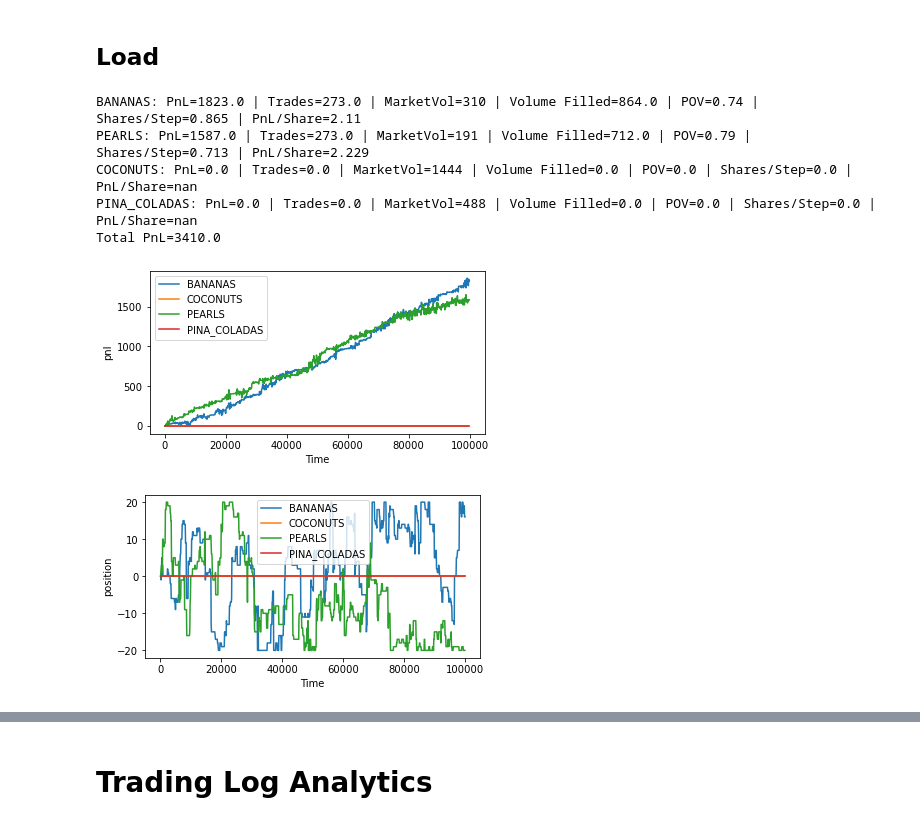
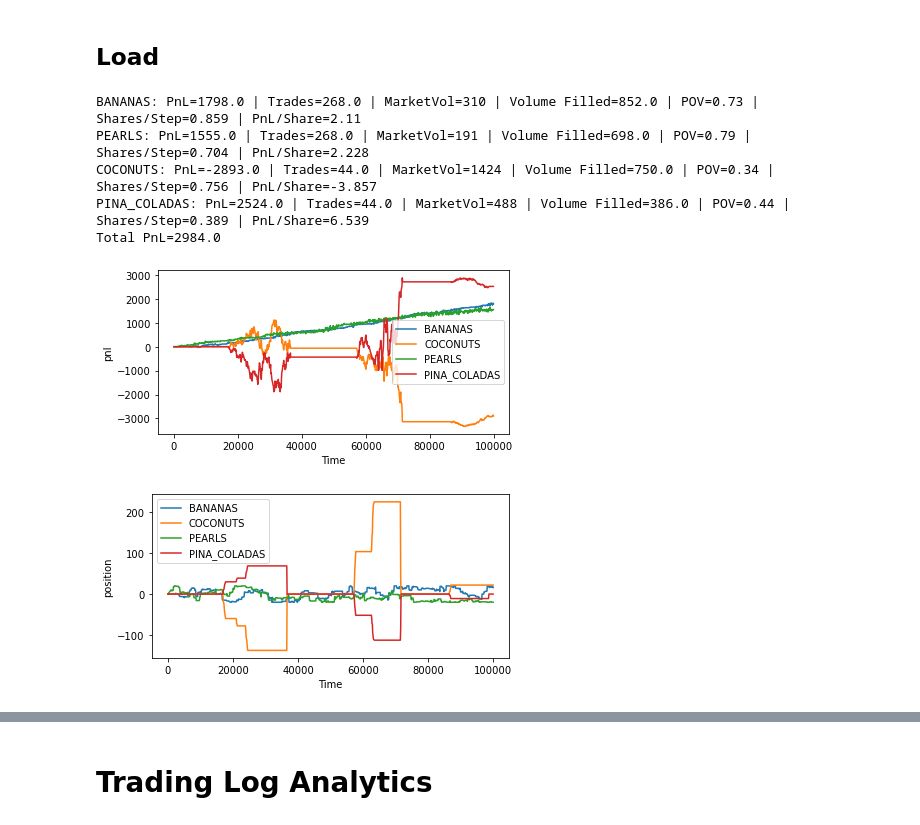
Before and after one commit to XiuLuoShen/imc_prosperity, a Jupyter notebook: Round2.ipynb, the cells around one changed output, grey strips where cells are left out. Drawn from its saved outputs; the diff is of its cells as text; code cells hidden in the pictures.

```diff
--- a/Round2.ipynb
+++ b/Round2.ipynb
@@ -294,12 +317,12 @@ PINA_COLADAS
 def read_trading_logs(file):
     # Load in jsons for trading states and sent orders
     state_regex = re.compile(r"(\d+) (\{.*\})")
+    orders_regex = re.compile(r"(\d+) SENT_ORDERS (\{.*\})")
+    # empty_regex = re.compile(r"(\d+) \$")
     # orders_depth_regex = re.compile(r"(\d+) ORDER_DEPTHS (\{.*\})")
     # market_trades_regex = re.compile(r"(\d+) MARKET_TRADES (\{.*\})")
     # own_trades_regex = re.compile(r"(\d+) OWN_TRADES (\{.*\})")
     # position_regex = re.compile(r"(\d+) POSITION (\{.*\})")
-    orders_regex = re.compile(r"(\d+) SENT_ORDERS (\{.*\})")
-    empty_regex = re.compile(r"(\d+) \$")
 
     trading_states = []
     sent_orders = []
@@ -316,9 +339,10 @@ def read_trading_logs(file):
                 sent['timestamp'] = int(match.group(1))
                 sent_orders.append(sent)
                 continue
-            match = empty_regex.match(l)
-            if match:
-                trading_states.append(match.group(1))
+            # match = empty_regex.match(l)
+            # if match:
+                # trading_states.append(match.group(1))
+    # print(trading_states)
 
     return trading_states, sent_orders
 
@@ -462,14 +486,6 @@ def process_sent_orders_json(sent_orders):
     df = pd.DataFrame(df)
     return df
 
-def augment_trade_data(trades):
-    """ Making a guess to the sides of the trades based distance to mid price of previous quote
-    Experimental - NOT SURE IF THIS IS GOING TO BE HELPFUL
-    """
-    bid_dist = trades['price'] - trades['bid']
-    ask_dist = trades['ask'] - trades['price']
-    trades['side'] = np.sign(ask_dist - bid_dist)
-    return
 
 def combine_quote_trades(quote, trades):
     # Aggregate timestamp data of trades
@@ -553,7 +569,7 @@ def trading_performance(positions, own_trades, quote):
     positions = positions.merge(own_trades_g.reset_index(), how='left', on=['symbol','timestamp'])
     for col in vol_cols:
         positions[col].fillna(0, inplace=True)
-        positions[f'total_{col}'] = positions.groupby(['symbol'])[col].cumsum()
+        positions[f'total_{col}'] = positions.groupby('symbol')[col].transform(pd.Series.cumsum)
     positions['pnl'] = (positions['total_sell_notional']-positions['total_buy_notional']) \
             - positions['mid_price']*(positions['total_sell_qty']-positions['total_buy_qty'])
 
@@ -598,6 +614,15 @@ def load_data_from_log(file, by_symbol=True):
     return dfs
 # %%
 fig_size = (6,3)
+
+def plot_col_sym(md, sym, col):
+    f, ax = plt.subplots(figsize=fig_size)
+    ax.plot("timestamp", col, data=md)
+    ax.set_xlabel("Time")
+    ax.set_ylabel(col)
+    ax.set_title(sym)
+    plt.tight_layout()
+    return
 
 def plot_intraday(dfs, col):
     f, ax = plt.subplots(figsize=fig_size)
@@ -606,6 +631,8 @@ def plot_intraday(dfs, col):
     ax.set_xlabel("Time")
     ax.set_ylabel(col)
     ax.legend()
+    plt.tight_layout()
+
     return
 
 def plot_quote(md, sym):
@@ -615,6 +642,7 @@ def plot_quote(md, sym):
     ax.set_xlabel("Time")
     ax.set_ylabel("Price (Seashells)")
     ax.set_title(sym)
+    plt.tight_layout()
     return
 
 def trading_simulation_summary(dfs):
@@ -638,16 +666,28 @@ def trading_simulation_summary(dfs):
 # %%
 file_name = 'f4a98a64-1f62-4529-89e1-7c189ac51d62'
 file_name = '73961af3-b38a-459b-a5fa-d6bec4efde72'
 file_name = 'e6074822-e820-44f6-9173-e2e828968a06'
 
+file_name = "9f47348f-1a5d-4adf-853e-9f5ed251bde1"
+file_name = "ccaeeb71-a6bf-4142-a2d8-7562431bf459"
+file_name = "ba732f27-5392-4475-93f2-0970c1a89240"
+
+# file_name = "f6649c72-1af8-4010-9eb8-0f058377e593"
+# file_name = "951031dd-cae5-4f04-ab95-daf8bc980ec2"
+# file_name = "c811040c-9d8a-4e99-85d3-16c84dab8d17"
+# file_name = "3807a479-6de3-4c39-bc0c-07fc1486aa9f"
+# file_name = "65ebb078-6db4-4d02-a5bb-779f48418e57"
+
+file_name = "a2232618-bf70-469d-ad19-2fc17cbac891"
+
 log_file = LOG_DIR + file_name + '.log'
 dfs = load_data_from_log(log_file, True)
 trading_simulation_summary(dfs)
 # %% [output]
-BANANAS: PnL=1823.0 | Trades=273.0 | MarketVol=310 | Volume Filled=864.0 | POV=0.74 | Shares/Step=0.865 | PnL/Share=2.11
-PEARLS: PnL=1587.0 | Trades=273.0 | MarketVol=191 | Volume Filled=712.0 | POV=0.79 | Shares/Step=0.713 | PnL/Share=2.229
-COCONUTS: PnL=0.0 | Trades=0.0 | MarketVol=1444 | Volume Filled=0.0 | POV=0.0 | Shares/Step=0.0 | PnL/Share=nan
-PINA_COLADAS: PnL=0.0 | Trades=0.0 | MarketVol=488 | Volume Filled=0.0 | POV=0.0 | Shares/Step=0.0 | PnL/Share=nan
-Total PnL=3410.0
+BANANAS: PnL=1798.0 | Trades=268.0 | MarketVol=310 | Volume Filled=852.0 | POV=0.73 | Shares/Step=0.859 | PnL/Share=2.11
+PEARLS: PnL=1555.0 | Trades=268.0 | MarketVol=191 | Volume Filled=698.0 | POV=0.79 | Shares/Step=0.704 | PnL/Share=2.228
+COCONUTS: PnL=-2893.0 | Trades=44.0 | MarketVol=1424 | Volume Filled=750.0 | POV=0.34 | Shares/Step=0.756 | PnL/Share=-3.857
+PINA_COLADAS: PnL=2524.0 | Trades=44.0 | MarketVol=488 | Volume Filled=386.0 | POV=0.44 | Shares/Step=0.389 | PnL/Share=6.539
+Total PnL=2984.0
-[figure, old version]
+[figure, new version]
-[figure, old version]
+[figure, new version]
```
Also changed, not shown: parts of 107 cells of this notebook, 8 other files.
